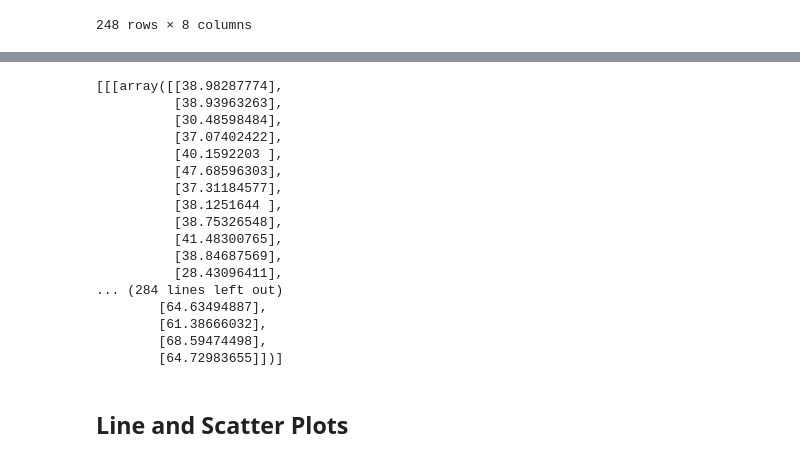
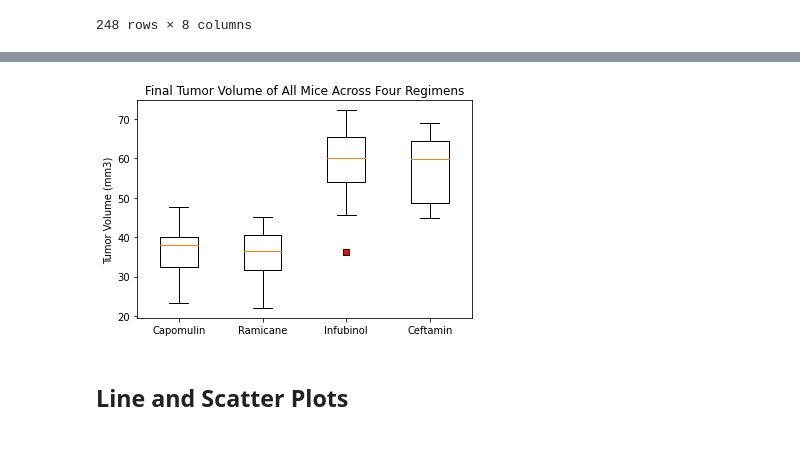
Before and after one commit to dkrug82/Pymaceuticals_challenge, a Jupyter notebook: Pymaceuticals/pymaceuticals_starter.ipynb, the cells around one changed output, grey strips where cells are left out. Saved outputs shown, nothing was run; the diff lists cells and outputs as text; code cells hidden in the pictures.

Commit message:
finished box plot

```diff
--- a/Pymaceuticals/pymaceuticals_starter.ipynb
+++ b/Pymaceuticals/pymaceuticals_starter.ipynb
@@ -272,11 +281,12 @@ clean_mouse_data
 # Capomulin, Ramicane, Infubinol, and Ceftamin
 
 # Start by getting the last (greatest) timepoint for each mouse
-last_timepoint = clean_mouse_data.groupby('Mouse ID').max()['Timepoint']
-last_timepoint_df = pd.DataFrame(last_timepoint)
+last_timepoint_df = clean_mouse_data.groupby('Mouse ID').max()['Timepoint']
+last_timepoint_df = last_timepoint_df.reset_index()
 #last_timepoint_df
+
 # Merge this group df with the original dataframe to get the tumor volume at the last timepoint
-merged_clean_mouse_data = pd.merge(last_timepoint_df, clean_mouse_data, on=('Mouse ID', 'Timepoint'), how='inner')
+merged_clean_mouse_data = pd.merge(last_timepoint_df, clean_mouse_data, on=('Mouse ID', 'Timepoint'), how='left')
 merged_clean_mouse_data
 # %% [output]
 |  | Mouse ID | Timepoint | Drug Regimen | Sex | Age_months | Weight (g) | Tumor Volume (mm3) | ... |
@@ -292,25 +302,3 @@ merged_clean_mouse_data
 | 246 | z795 | 45 | Naftisol | Female | 13 | 29 | 65.741070 | ... |
 | 247 | z969 | 45 | Naftisol | Male | 9 | 30 | 73.867845 | ... |
 248 rows × 8 columns
-# %%
-# Put treatments into a list for for loop (and later for plot labels)
-treatments = ["Capomulin", "Ramicane", "Infubinol", "Ceftamin"]
-
-# Create empty list to fill with tumor vol data (for plotting)
-tumor_data =[]
-
-# Calculate the IQR and quantitatively determine if there are any potential outliers.
-quartiles = merged_clean_mouse_data["Tumor Volume (mm3)"].quantile([.25,.5,.75])
-lowerq = quartiles[0.25]
-upperq = quartiles[0.75]
-iqr = upperq-lowerq
-
-minimum = merged_clean_mouse_data["Tumor Volume (mm3)"].min()
-maximum = merged_clean_mouse_data["Tumor Volume (mm3)"].max()
-print(f"The lower quartile of Tumor Volume is: {lowerq}")
-print(f"The upper quartile of Tumor Volume is: {upperq}")
-print(f"The interquartile range of Tumor Volume is: {iqr}")
-print(f"The the median of Tumor Volume is: {quartiles[0.5]} ")
-
-print(f"The minimum Tumor Volume is: {minimum}")
-print(f"The maximum Tumor Volume is: {maximum}")
@@ -342,29 +355,17 @@ Values above 93.82025999125004 could be outliers.
 # %%
 # Generate a box plot of the final tumor volume of each mouse across four regimens of interest
-final_tumor_volume = [final_tumor_volume, tumor_array[0], tumor_array[1], tumor_array[2], tumor_array[3]]
-final_tumor_volume
-#fig1, ax1 = plt.subplots()
-#ax1.boxplot(final_tumor_volume)
+final_tumor_volume_list = [v for k, v in results_dict.items()]
+#print(final_tumor_volume_list)
+red_square = dict(markerfacecolor='r', marker='s')
+#ax1 = plt.figure().subplots()
+plt.boxplot(final_tumor_volume_list, labels=results_dict.keys(), flierprops=red_square)
+plt.title("Final Tumor Volume of All Mice Across Four Regimens")
+plt.ylabel("Tumor Volume (mm3)")
 
-#plt.show()
+
+plt.show()
 # %% [output]
-[[[array([[38.98287774],
-          [38.93963263],
-          [30.48598484],
-          [37.07402422],
-          [40.1592203 ],
-          [47.68596303],
-          [37.31184577],
-          [38.1251644 ],
-          [38.75326548],
-          [41.48300765],
-          [38.84687569],
-          [28.43096411],
-... (284 lines left out)
-        [64.63494887],
-        [61.38666032],
-        [68.59474498],
-        [64.72983655]])]
+[figure, added]
 # %% [markdown]
 ## Line and Scatter Plots
 # %%
```
Also changed, not shown: parts of 11 cells of this notebook.
